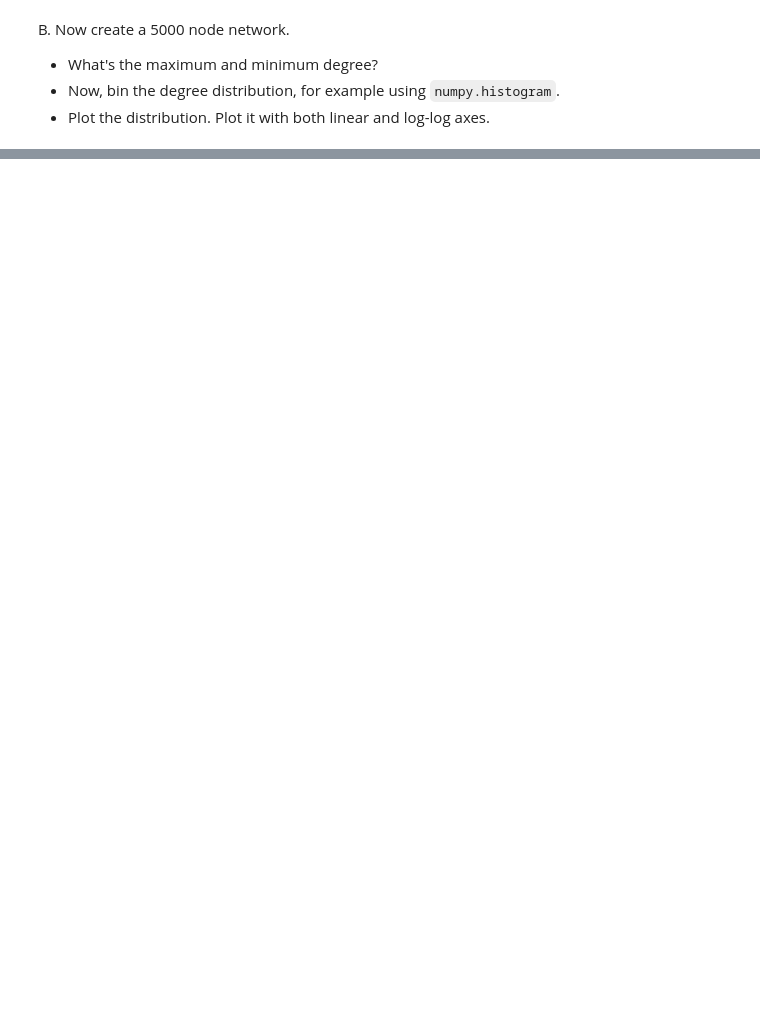
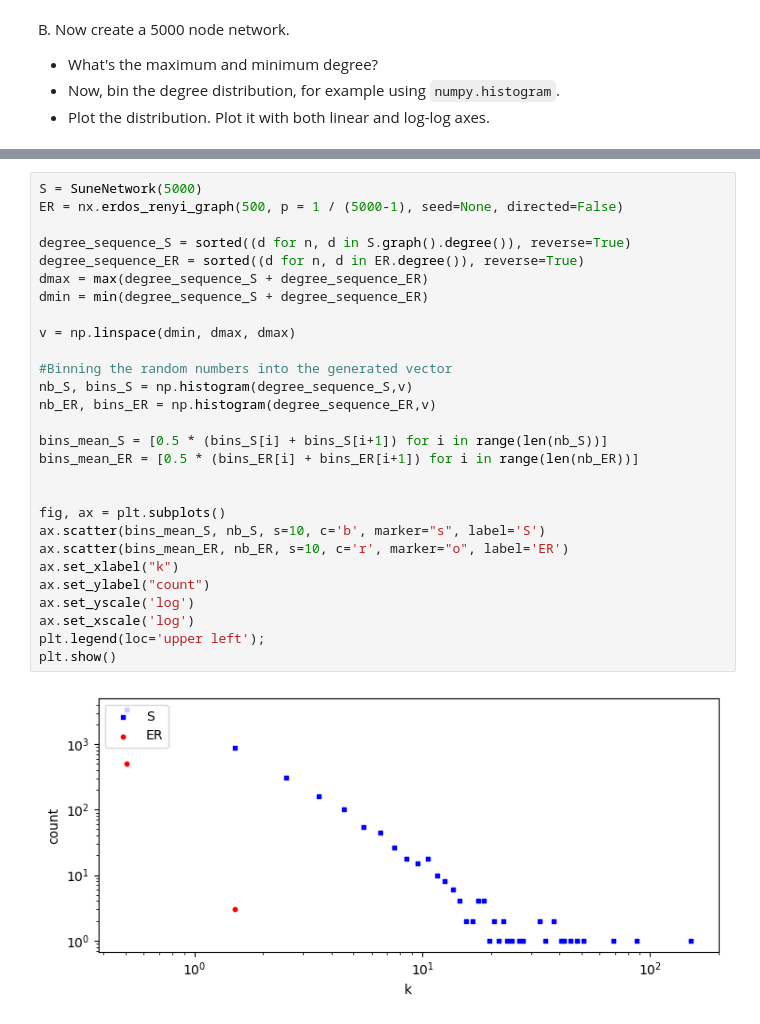
Before and after one commit to isaix/socialgraphs, a Jupyter notebook: Assignment1.ipynb, the cells around one changed output, grey strips where cells are left out. Saved outputs shown, nothing was run; the diff lists cells and outputs as text; blank space fills up the shorter version.

```diff
--- a/Assignment1.ipynb
+++ b/Assignment1.ipynb
@@ -353,0 +499,30 @@ Minimum degree 1
+# %%
+S = SuneNetwork(5000)
+ER = nx.erdos_renyi_graph(500, p = 1 / (5000-1), seed=None, directed=False)
+
+degree_sequence_S = sorted((d for n, d in S.graph().degree()), reverse=True)
+degree_sequence_ER = sorted((d for n, d in ER.degree()), reverse=True)
+dmax = max(degree_sequence_S + degree_sequence_ER)
+dmin = min(degree_sequence_S + degree_sequence_ER)
+
+v = np.linspace(dmin, dmax, dmax)
+
+#Binning the random numbers into the generated vector
+nb_S, bins_S = np.histogram(degree_sequence_S,v)
+nb_ER, bins_ER = np.histogram(degree_sequence_ER,v)
+
+bins_mean_S = [0.5 * (bins_S[i] + bins_S[i+1]) for i in range(len(nb_S))]
+bins_mean_ER = [0.5 * (bins_ER[i] + bins_ER[i+1]) for i in range(len(nb_ER))]
+
+
+fig, ax = plt.subplots()
+ax.scatter(bins_mean_S, nb_S, s=10, c='b', marker="s", label='S')
+ax.scatter(bins_mean_ER, nb_ER, s=10, c='r', marker="o", label='ER')
+ax.set_xlabel("k")
+ax.set_ylabel("count")
+ax.set_yscale('log')
+ax.set_xscale('log')
+plt.legend(loc='upper left');
+plt.show()
+# %% [output]
+[figure, added]
```
Also changed, not shown: parts of 25 cells of this notebook.
